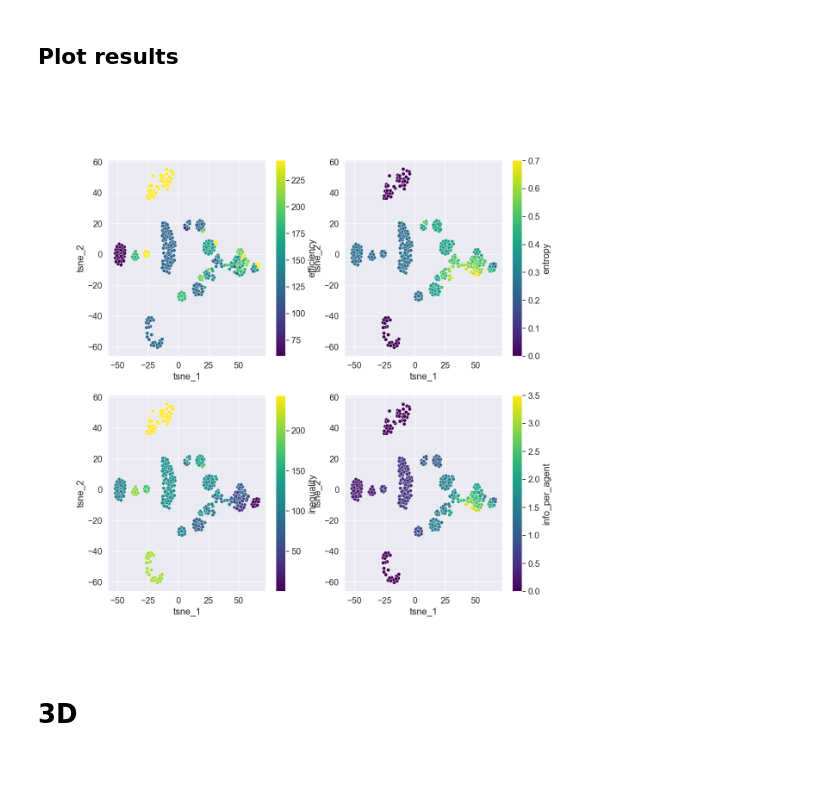
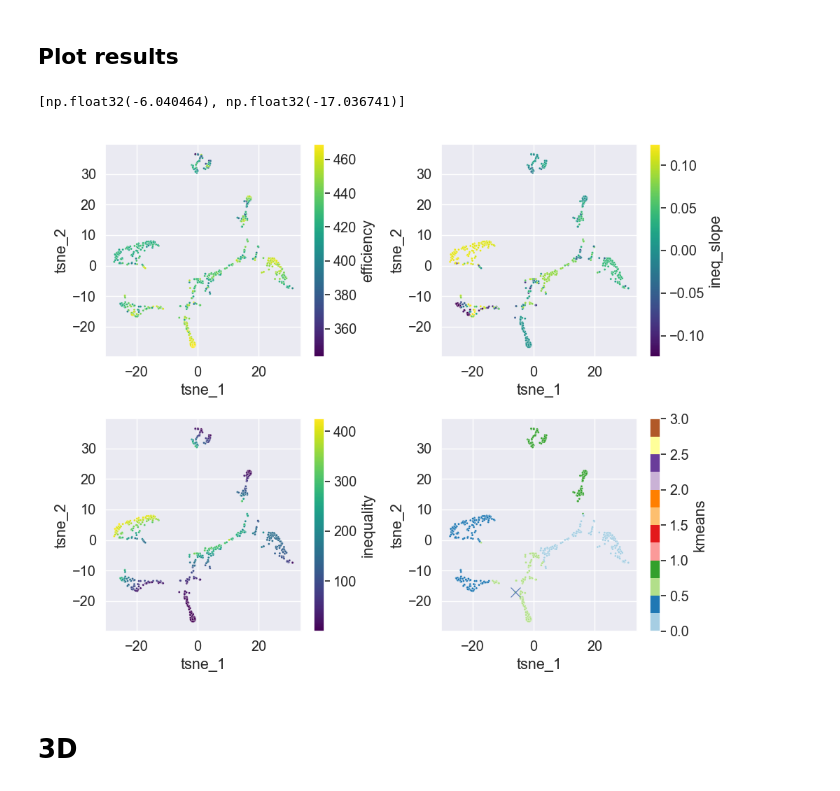
Before and after one commit to calvar/el_farol_agents, a Jupyter notebook: markov_fplay/TSNE_N4.ipynb, the cells around one changed output. Drawn from its saved outputs; the diff is of its cells as text; code cells hidden in the pictures.

```diff
--- a/markov_fplay/TSNE_N4.ipynb
+++ b/markov_fplay/TSNE_N4.ipynb
@@ -130,7 +93,7 @@ lab4 = 'info_per_agent'
 from sklearn.manifold import TSNE
 # %%
 # Get t-sne embeding with 2 dimensions
-tsne = TSNE(2,perplexity=30,random_state=123)
+tsne = TSNE(n_components=2,learning_rate='auto',perplexity=30,init='random')
 tsne_result = tsne.fit_transform(X_dat)
 tsne_result.shape
 # %% [output]
@@ -150,0 +199,8 @@ df_tsne_res.head()
+# %%
+kmeans = KMeans(
+        n_clusters=4,
+        random_state=0,
+        n_init='auto'
+    ).fit(X_dat)
+
+df_tsne_res['kmeans'] = kmeans.labels_
@@ -151,39 +209,53 @@ df_tsne_res.head()
 # %% [markdown]
 ## Plot results
+# %%
+lab1 = 'efficiency'
+lab2 = 'ineq_slope'
+lab3 = 'inequality'
+lab4 = 'kmeans'
+# %%
+idx = 449
+point = [df_tsne_res['tsne_1'][idx], df_tsne_res['tsne_2'][idx]]
+point
+# %% [output]
+[np.float32(-6.040464), np.float32(-17.036741)]
 # %%
 #2D plots
-fig1, axis = plt.subplots(nrows=2, ncols=2, figsize=(13,13))
+fig1, axis = plt.subplots(nrows=2, ncols=2, figsize=(10,8))
 
-ax1 = sns.scatterplot(data=df_tsne_res, ax=axis[0][0], x='tsne_1', y='tsne_2', hue=lab1, palette='viridis')
+ax1 = sns.scatterplot(data=df_tsne_res, ax=axis[0][0], x='tsne_1', y='tsne_2', hue=lab1, palette='viridis',s=5)
 norm1 = plt.Normalize(df_tsne_res[lab1].min(), df_tsne_res[lab1].max())
 sm1 = plt.cm.ScalarMappable(cmap="viridis", norm=norm1)
 sm1.set_array([])
 ax1.get_legend().remove()
 cb1 = plt.colorbar(mappable=sm1, ax=ax1)
 cb1.set_label(lab1)
 
-ax2 = sns.scatterplot(data=df_tsne_res, ax=axis[0][1], x='tsne_1', y='tsne_2', hue=lab2, palette='viridis')
+ax2 = sns.scatterplot(data=df_tsne_res, ax=axis[0][1], x='tsne_1', y='tsne_2', hue=lab2, palette='viridis',s=5)
 norm2 = plt.Normalize(df_tsne_res[lab2].min(), df_tsne_res[lab2].max())
 sm2 = plt.cm.ScalarMappable(cmap="viridis", norm=norm2)
 sm2.set_array([])
 ax2.get_legend().remove()
 cb2 = plt.colorbar(mappable=sm2, ax=ax2)
 cb2.set_label(lab2)
 
-ax3 = sns.scatterplot(data=df_tsne_res, ax=axis[1][0], x='tsne_1', y='tsne_2', hue=lab3, palette='viridis')
+ax3 = sns.scatterplot(data=df_tsne_res, ax=axis[1][0], x='tsne_1', y='tsne_2', hue=lab3, palette='viridis',s=5)
 norm3 = plt.Normalize(df_tsne_res[lab3].min(), df_tsne_res[lab3].max())
 sm3 = plt.cm.ScalarMappable(cmap="viridis", norm=norm3)
 sm3.set_array([])
 ax3.get_legend().remove()
 cb3 = plt.colorbar(mappable=sm3, ax=ax3)
 cb3.set_label(lab3)
 
-ax4 = sns.scatterplot(data=df_tsne_res, ax=axis[1][1], x='tsne_1', y='tsne_2', hue=lab4, palette='viridis')
+ax4 = sns.scatterplot(data=df_tsne_res, ax=axis[1][1], x='tsne_1', y='tsne_2', hue=lab4, palette='Paired',s=5)
+sns.scatterplot(ax=axis[1][1], x=np.array([point[0]]), y=np.array([point[1]]), marker='x',color='b',s=100)
 norm4 = plt.Normalize(df_tsne_res[lab4].min(), df_tsne_res[lab4].max())
-sm4 = plt.cm.ScalarMappable(cmap="viridis", norm=norm4)
+sm4 = plt.cm.ScalarMappable(cmap="Paired", norm=norm4)
 sm4.set_array([])
 ax4.get_legend().remove()
 cb4 = plt.colorbar(mappable=sm4, ax=ax4)
 cb4.set_label(lab4)
+
+plt.tight_layout()
 # %% [output]
-[figure, old version]
+[figure, new version]
```
Also changed, not shown: parts of 24 cells of this notebook, 23 other files.
